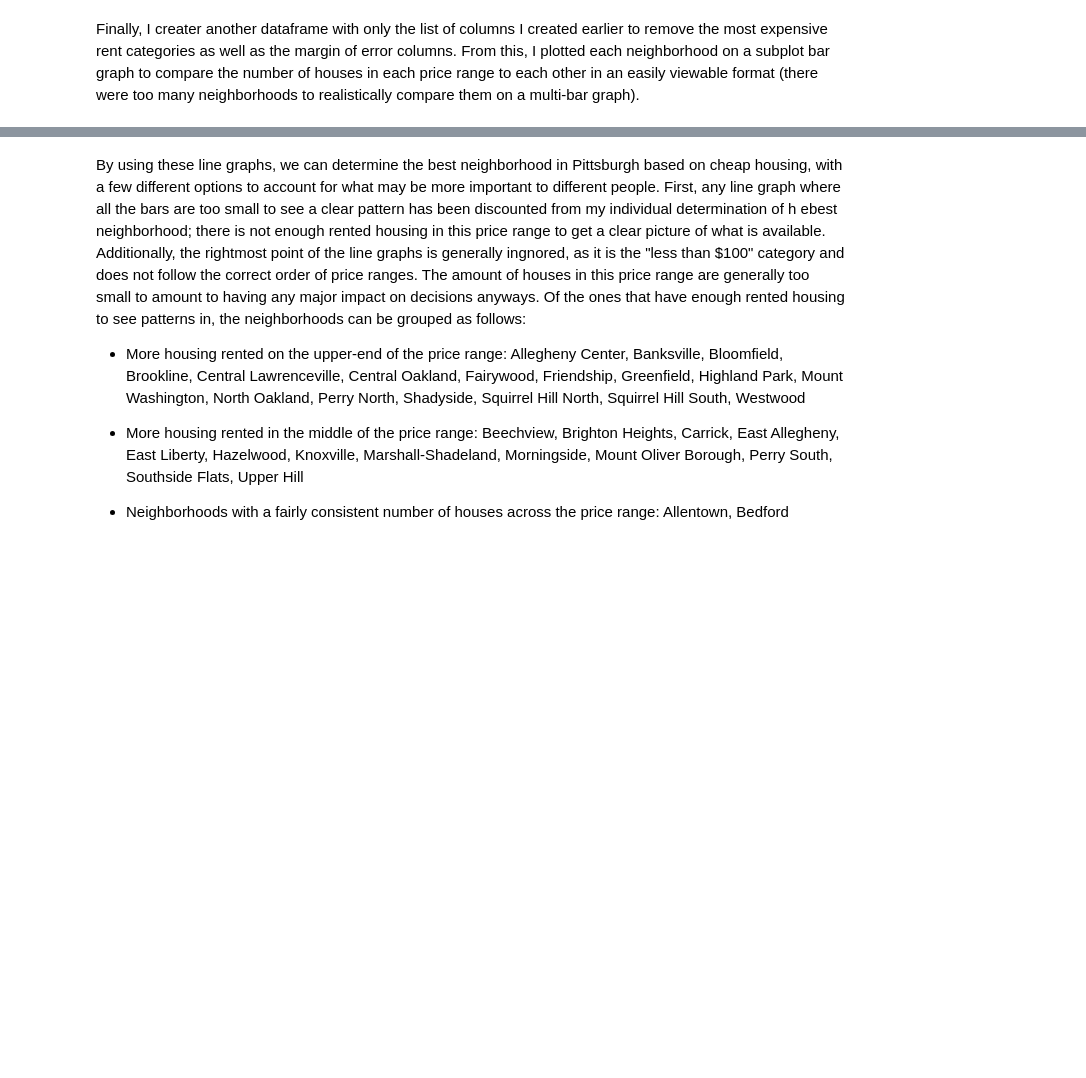
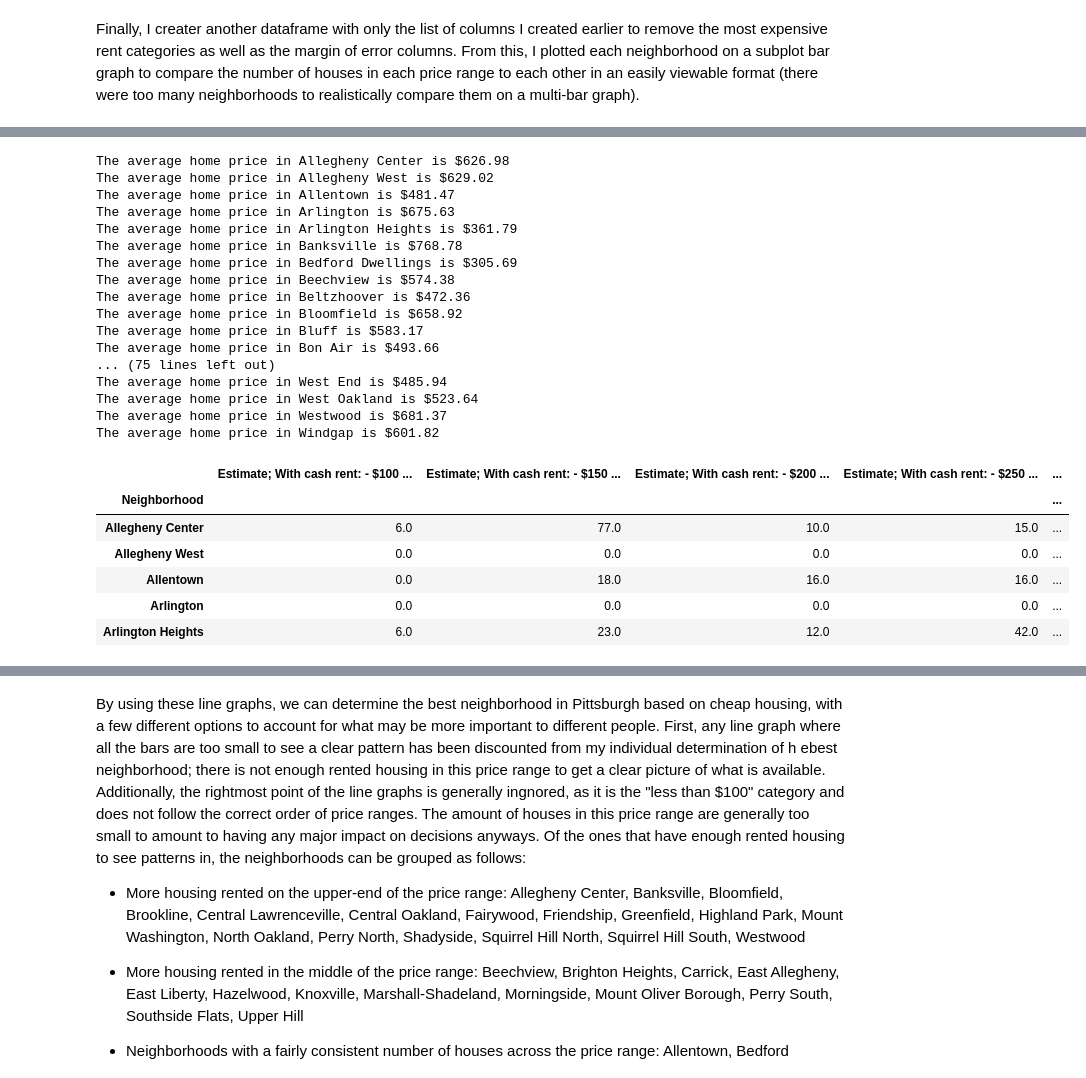
Before and after one commit to mark-sheffield/Final-Project, a Jupyter notebook: Housing-Prices.ipynb, the cells around one changed output, grey strips where cells are left out. Saved outputs shown, nothing was run; the diff lists cells and outputs as text; code cells hidden in the pictures; blank space fills up the shorter version.

```diff
--- a/Housing-Prices.ipynb
+++ b/Housing-Prices.ipynb
@@ -128,0 +112,58 @@ array([<matplotlib.axes._subplots.AxesSubplot object at 0x...>,
+# %%
+avg_price = []
+
+for index, row in contract_rent_woMOE.iterrows():
+    neighborhood_avg = 0
+
+    if float(row["homes under $1000"]) != 0:
+        neighborhood_avg = ((125 * float(row["Estimate; With cash rent: - $100 to $149"])/ float(row["homes under $1000"])) +
+                            (175 * float(row["Estimate; With cash rent: - $150 to $199"])/ float(row["homes under $1000"])) +
+                            (225 * float(row["Estimate; With cash rent: - $200 to $249"])/ float(row["homes under $1000"])) +
+                            (275 * float(row["Estimate; With cash rent: - $250 to $299"])/ float(row["homes under $1000"])) +
+                            (325 * float(row["Estimate; With cash rent: - $300 to $349"])/ float(row["homes under $1000"])) +
+                            (375 * float(row["Estimate; With cash rent: - $350 to $399"])/ float(row["homes under $1000"])) +
+                            (425 * float(row["Estimate; With cash rent: - $400 to $449"])/ float(row["homes under $1000"])) +
+                            (475 * float(row["Estimate; With cash rent: - $450 to $499"])/ float(row["homes under $1000"])) +
+                            (525 * float(row["Estimate; With cash rent: - $500 to $549"])/ float(row["homes under $1000"])) +
+                            (575 * float(row["Estimate; With cash rent: - $550 to $599"])/ float(row["homes under $1000"])) +
+                            (625 * float(row["Estimate; With cash rent: - $600 to $649"])/ float(row["homes under $1000"])) +
+                            (675 * float(row["Estimate; With cash rent: - $650 to $699"])/ float(row["homes under $1000"])) +
+                            (725 * float(row["Estimate; With cash rent: - $700 to $749"])/ float(row["homes under $1000"])) +
+                            (775 * float(row["Estimate; With cash rent: - $750 to $799"])/ float(row["homes under $1000"])) +
+                            (850 * float(row["Estimate; With cash rent: - $800 to $899"])/ float(row["homes under $1000"])) +
+                            (950 * float(row["Estimate; With cash rent: - $900 to $999"])/ float(row["homes under $1000"])) +
+                            (50 * float(row["Estimate; With cash rent: - Less than $100"])/ float(row["homes under $1000"]))
+                            )
+    avg_price.append(round(neighborhood_avg, 2))
+
+    print("The average home price in " + index + " is $" + str(round(neighborhood_avg, 2)))
+
+#print(avg_price)
+
+contract_rent_woMOE["Average Price in Neighborhood"] = avg_price
+contract_rent_woMOE.head()
+# %% [output]
+The average home price in Allegheny Center is $626.98
+The average home price in Allegheny West is $629.02
+The average home price in Allentown is $481.47
+The average home price in Arlington is $675.63
+The average home price in Arlington Heights is $361.79
+The average home price in Banksville is $768.78
+The average home price in Bedford Dwellings is $305.69
+The average home price in Beechview is $574.38
+The average home price in Beltzhoover is $472.36
+The average home price in Bloomfield is $658.92
+The average home price in Bluff is $583.17
+The average home price in Bon Air is $493.66
+... (75 lines left out)
+The average home price in West End is $485.94
+The average home price in West Oakland is $523.64
+The average home price in Westwood is $681.37
+The average home price in Windgap is $601.82
+|  | Estimate; With cash rent: - $100 ... | Estimate; With cash rent: - $150 ... | Estimate; With cash rent: - $200 ... | Estimate; With cash rent: - $250 ... | ... |
+| Neighborhood |  |  |  |  | ... |
+| Allegheny Center | 6.0 | 77.0 | 10.0 | 15.0 | ... |
+| Allegheny West | 0.0 | 0.0 | 0.0 | 0.0 | ... |
+| Allentown | 0.0 | 18.0 | 16.0 | 16.0 | ... |
+| Arlington | 0.0 | 0.0 | 0.0 | 0.0 | ... |
+| Arlington Heights | 6.0 | 23.0 | 12.0 | 42.0 | ... |
```
Also changed, not shown: parts of 4 cells of this notebook.
